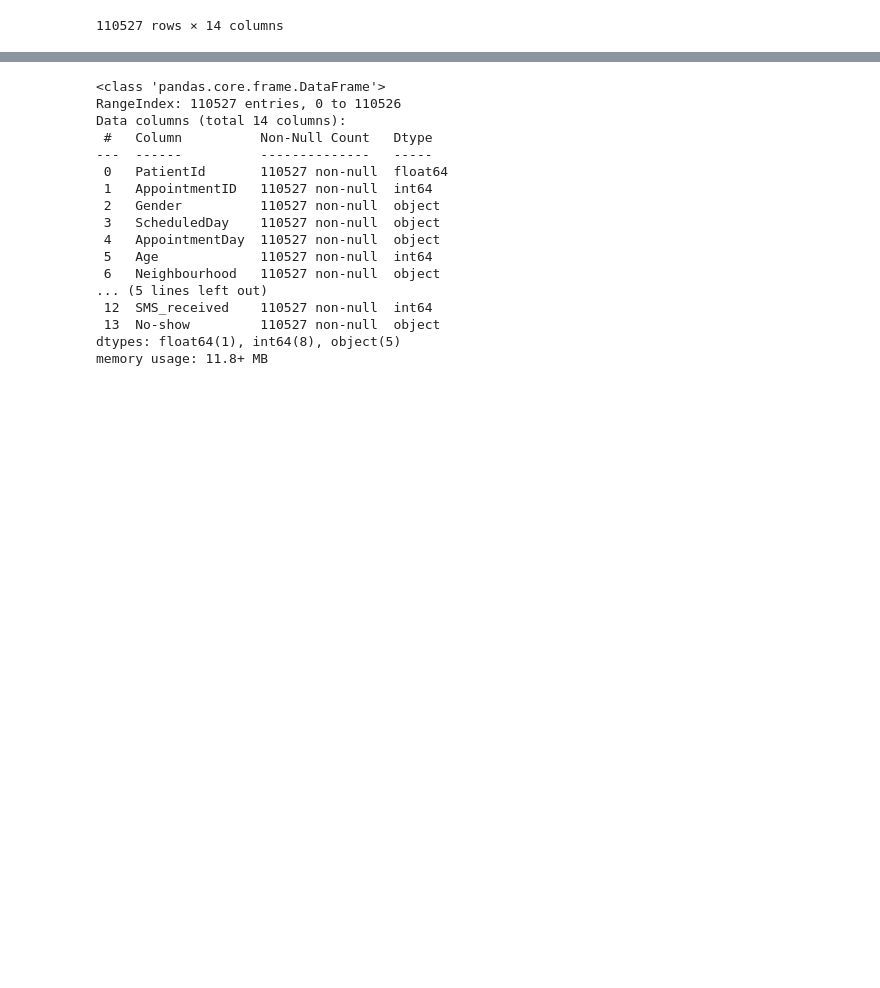
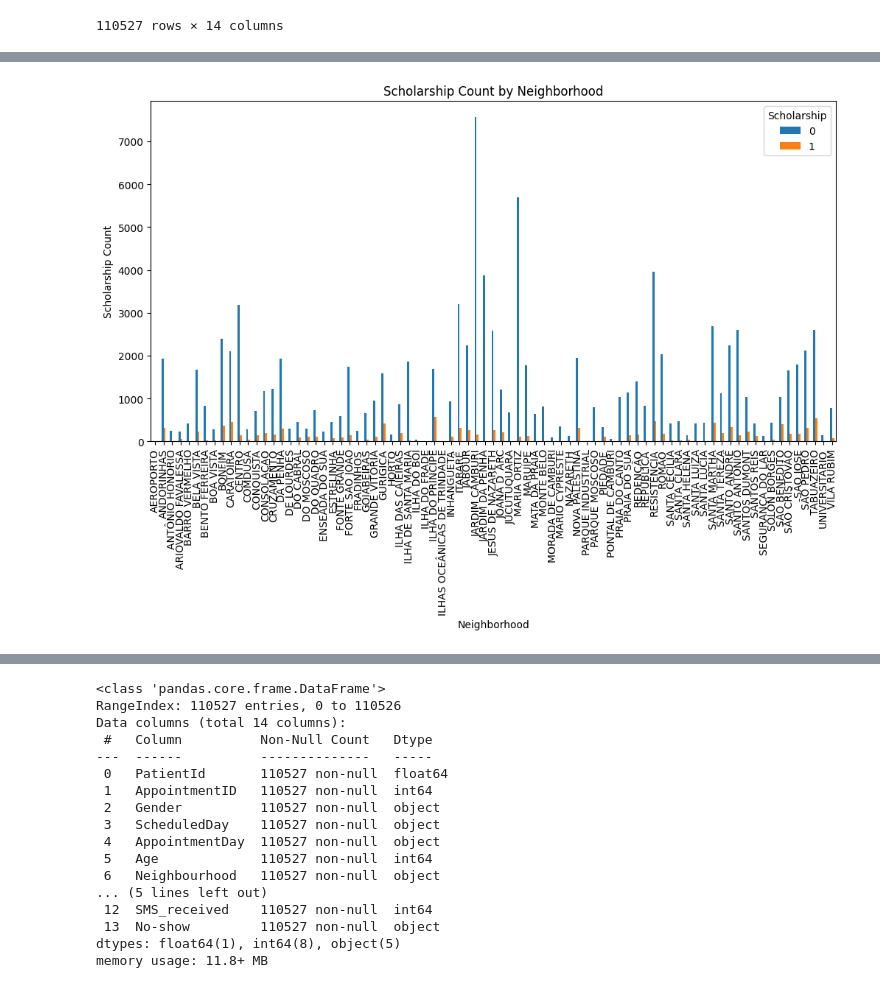
Before and after one commit to 5dongdong/PY_AI, a Jupyter notebook: NoShow_EDA.ipynb, the cells around one changed output, grey strips where cells are left out. Drawn from its saved outputs; the diff is of its cells as text; code cells hidden in the pictures; blank space fills up the shorter version.

```diff
--- a/NoShow_EDA.ipynb
+++ b/NoShow_EDA.ipynb
@@ -32,0 +139,14 @@ df
+# %%
+# Neighborhood 별 Scholarship 개수 계산
+scholarship_counts = df.groupby('Neighbourhood')['Scholarship'].value_counts().unstack()
+
+# 시각화
+scholarship_counts.plot(kind='bar', figsize=(12, 6))
+plt.xlabel('Neighborhood')
+plt.ylabel('Scholarship Count')
+plt.title('Scholarship Count by Neighborhood')
+plt.xticks(rotation=90)
+plt.legend(title='Scholarship')
+plt.show()
+# %% [output]
+[figure, added]
```
Also changed, not shown: parts of 46 cells of this notebook.
